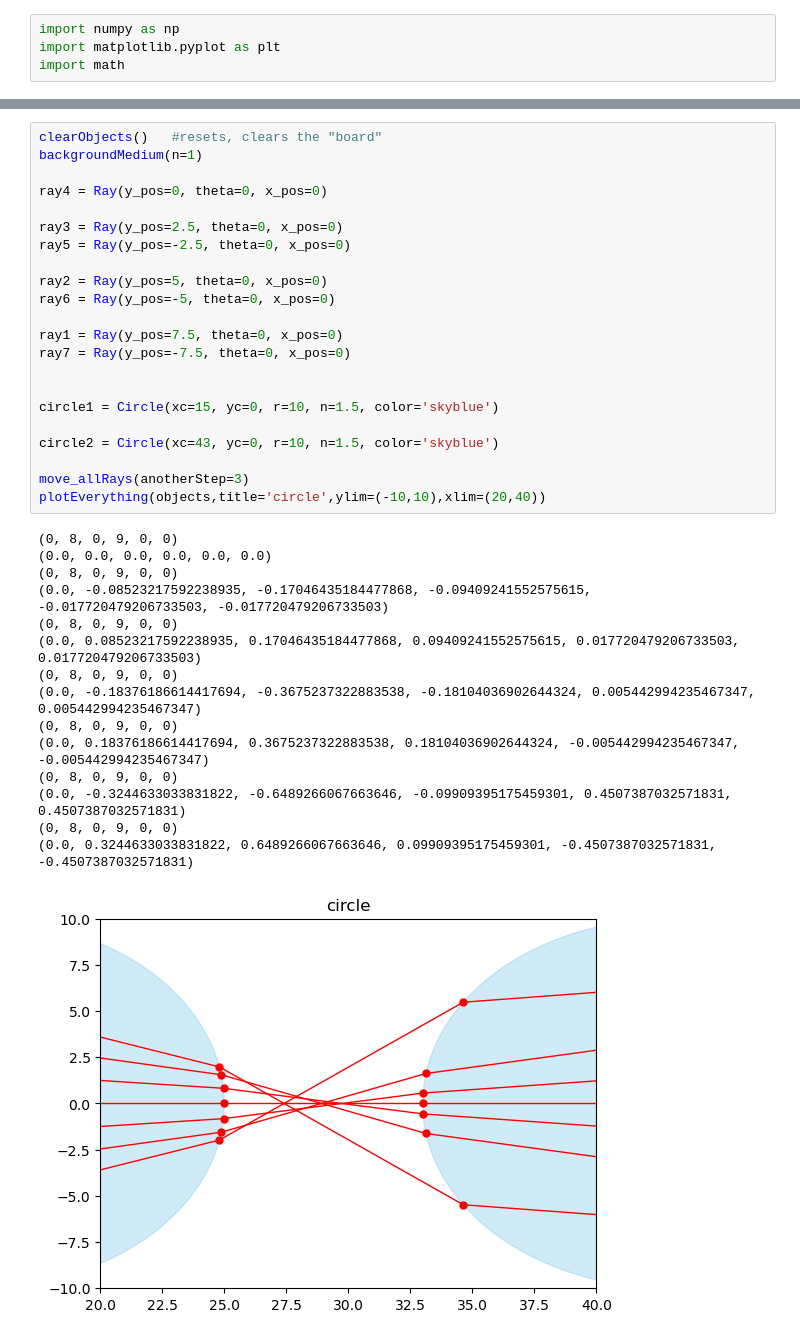
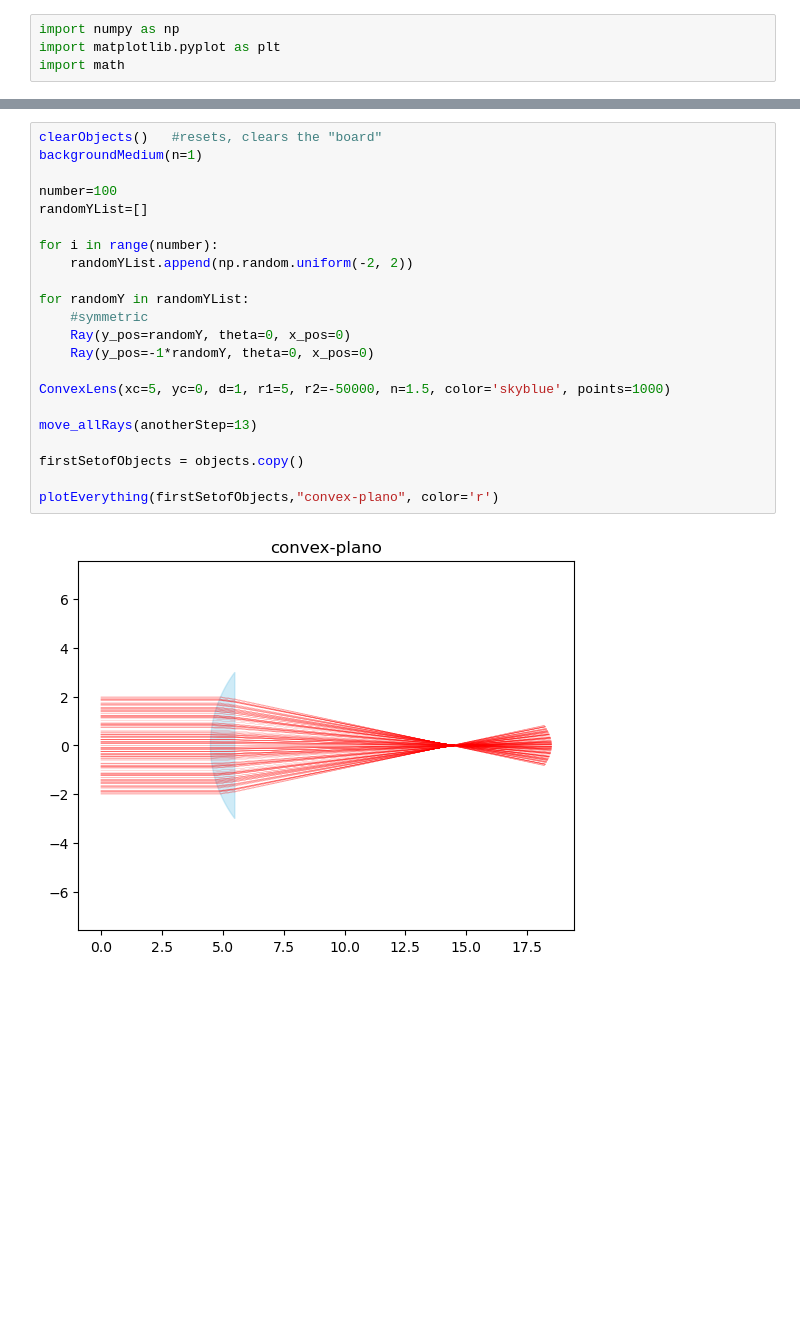
Before and after one commit to jus910/Ray-Tracing, a Jupyter notebook: differentMethod.ipynb, the cells around one changed output, grey strips where cells are left out. Drawn from its saved outputs; the diff is of its cells as text; blank space fills up the shorter version.

```diff
--- a/differentMethod.ipynb
+++ b/differentMethod.ipynb
@@ -228,38 +374,24 @@ def plotEverything(objects, title, xlim=None,ylim=None,color='r',linewidth=1):
-# %%
-clearObjects()   #resets, clears the "board"
-backgroundMedium(n=1)
-
-ray4 = Ray(y_pos=0, theta=0, x_pos=0)
-
-ray3 = Ray(y_pos=2.5, theta=0, x_pos=0)
-ray5 = Ray(y_pos=-2.5, theta=0, x_pos=0)
-
-ray2 = Ray(y_pos=5, theta=0, x_pos=0)
-ray6 = Ray(y_pos=-5, theta=0, x_pos=0)
-
-ray1 = Ray(y_pos=7.5, theta=0, x_pos=0)
-ray7 = Ray(y_pos=-7.5, theta=0, x_pos=0)
-
-
-circle1 = Circle(xc=15, yc=0, r=10, n=1.5, color='skyblue')
-
-circle2 = Circle(xc=43, yc=0, r=10, n=1.5, color='skyblue')
-
-move_allRays(anotherStep=3)
-plotEverything(objects,title='circle',ylim=(-10,10),xlim=(20,40))
-# %% [output]
-(0, 8, 0, 9, 0, 0)
-(0.0, 0.0, 0.0, 0.0, 0.0, 0.0)
-(0, 8, 0, 9, 0, 0)
-(0.0, -0.08523217592238935, -0.17046435184477868, -0.09409241552575615, -0.017720479206733503, -0.017720479206733503)
-(0, 8, 0, 9, 0, 0)
-(0.0, 0.08523217592238935, 0.17046435184477868, 0.09409241552575615, 0.017720479206733503, 0.017720479206733503)
-(0, 8, 0, 9, 0, 0)
-(0.0, -0.18376186614417694, -0.3675237322883538, -0.18104036902644324, 0.005442994235467347, 0.005442994235467347)
-(0, 8, 0, 9, 0, 0)
-(0.0, 0.18376186614417694, 0.3675237322883538, 0.18104036902644324, -0.005442994235467347, -0.005442994235467347)
-(0, 8, 0, 9, 0, 0)
-(0.0, -0.3244633033831822, -0.6489266067663646, -0.09909395175459301, 0.4507387032571831, 0.4507387032571831)
-(0, 8, 0, 9, 0, 0)
-(0.0, 0.3244633033831822, 0.6489266067663646, 0.09909395175459301, -0.4507387032571831, -0.4507387032571831)
-[figure, removed]
+# %%
+clearObjects()   #resets, clears the "board"
+backgroundMedium(n=1)
+
+number=100
+randomYList=[]
+
+for i in range(number):
+    randomYList.append(np.random.uniform(-2, 2))
+
+for randomY in randomYList:
+    #symmetric
+    Ray(y_pos=randomY, theta=0, x_pos=0)
+    Ray(y_pos=-1*randomY, theta=0, x_pos=0)
+
+ConvexLens(xc=5, yc=0, d=1, r1=5, r2=-50000, n=1.5, color='skyblue', points=1000)
+
+move_allRays(anotherStep=13)
+
+firstSetofObjects = objects.copy()
+
+plotEverything(firstSetofObjects,"convex-plano", color='r')
+# %% [output]
+[figure, added]
```
Also changed, not shown: parts of 10 cells of this notebook, 2 other files.
